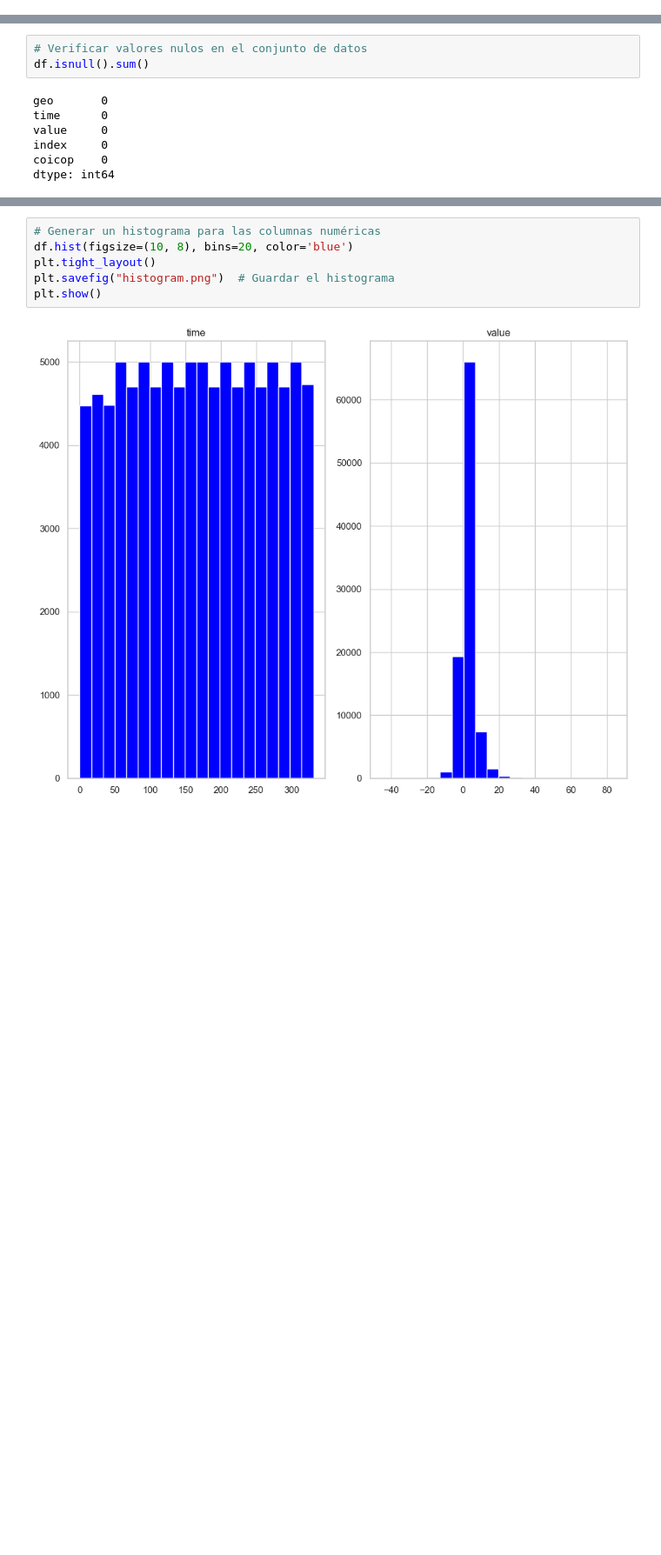
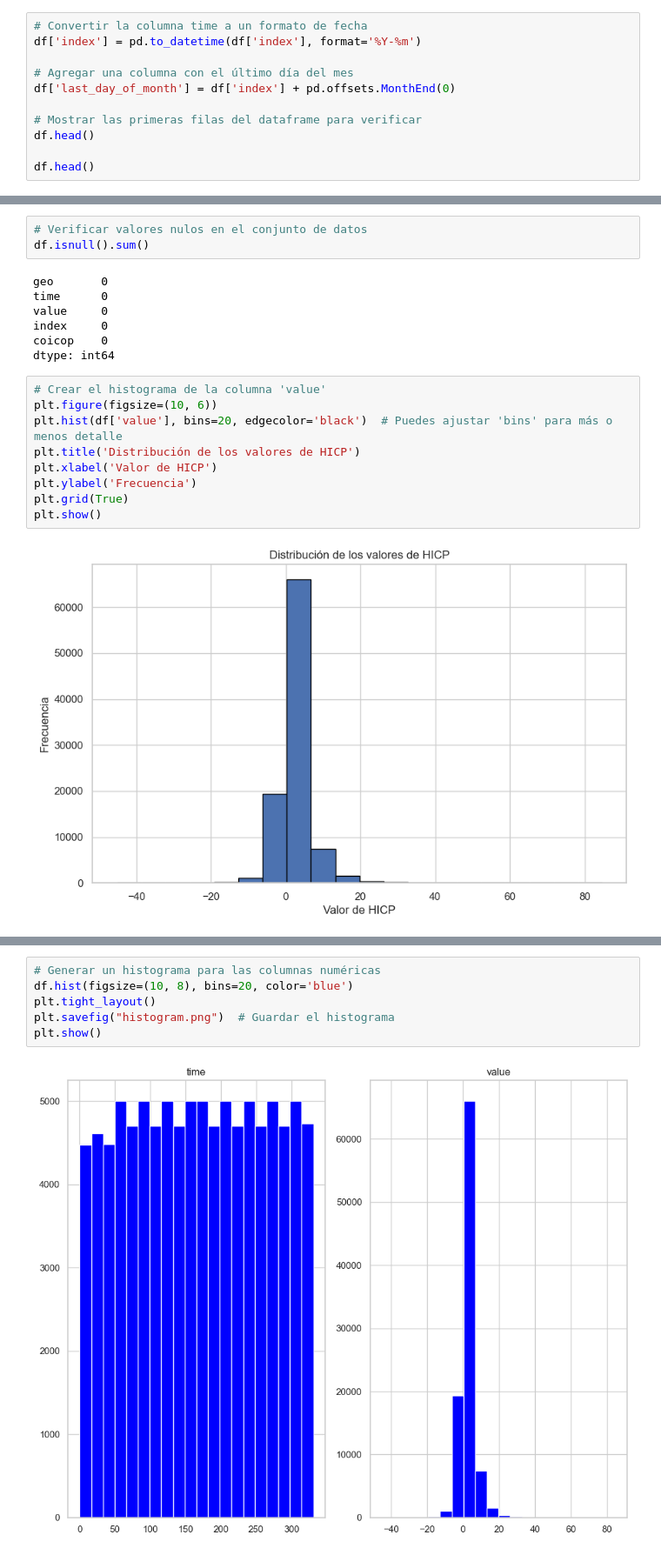
Before and after one commit to eri1142/eurostat, a Jupyter notebook: notebooks/historical_analysis/20240831/data_analysis20240831.ipynb, the cells around one changed output, grey strips where cells are left out. Shown: that part at 87% size. Saved outputs shown, nothing was run; the diff lists cells and outputs as text; blank space fills up the shorter version.

```diff
--- a/notebooks/historical_analysis/20240831/data_analysis20240831.ipynb
+++ b/notebooks/historical_analysis/20240831/data_analysis20240831.ipynb
@@ -34,3 +36,14 @@ df.head()
 | 2 | BE | 2 | 1.3 | 1997-03 | All-items HICP |
 | 3 | BE | 3 | 1.1 | 1997-04 | All-items HICP |
 | 4 | BE | 4 | 1.4 | 1997-05 | All-items HICP |
+# %%
+# Convertir la columna time a un formato de fecha
+df['index'] = pd.to_datetime(df['index'], format='%Y-%m')
+
+# Agregar una columna con el último día del mes
+df['last_day_of_month'] = df['index'] + pd.offsets.MonthEnd(0)
+
+# Mostrar las primeras filas del dataframe para verificar
+df.head()
+
+df.head()
@@ -57,3 +77,14 @@ value     0
 index     0
 coicop    0
 dtype: int64
+# %%
+# Crear el histograma de la columna 'value'
+plt.figure(figsize=(10, 6))
+plt.hist(df['value'], bins=20, edgecolor='black')  # Puedes ajustar 'bins' para más o menos detalle
+plt.title('Distribución de los valores de HICP')
+plt.xlabel('Valor de HICP')
+plt.ylabel('Frecuencia')
+plt.grid(True)
+plt.show()
+# %% [output]
+[figure, added]
```
Also changed, not shown: parts of 9 cells of this notebook.
